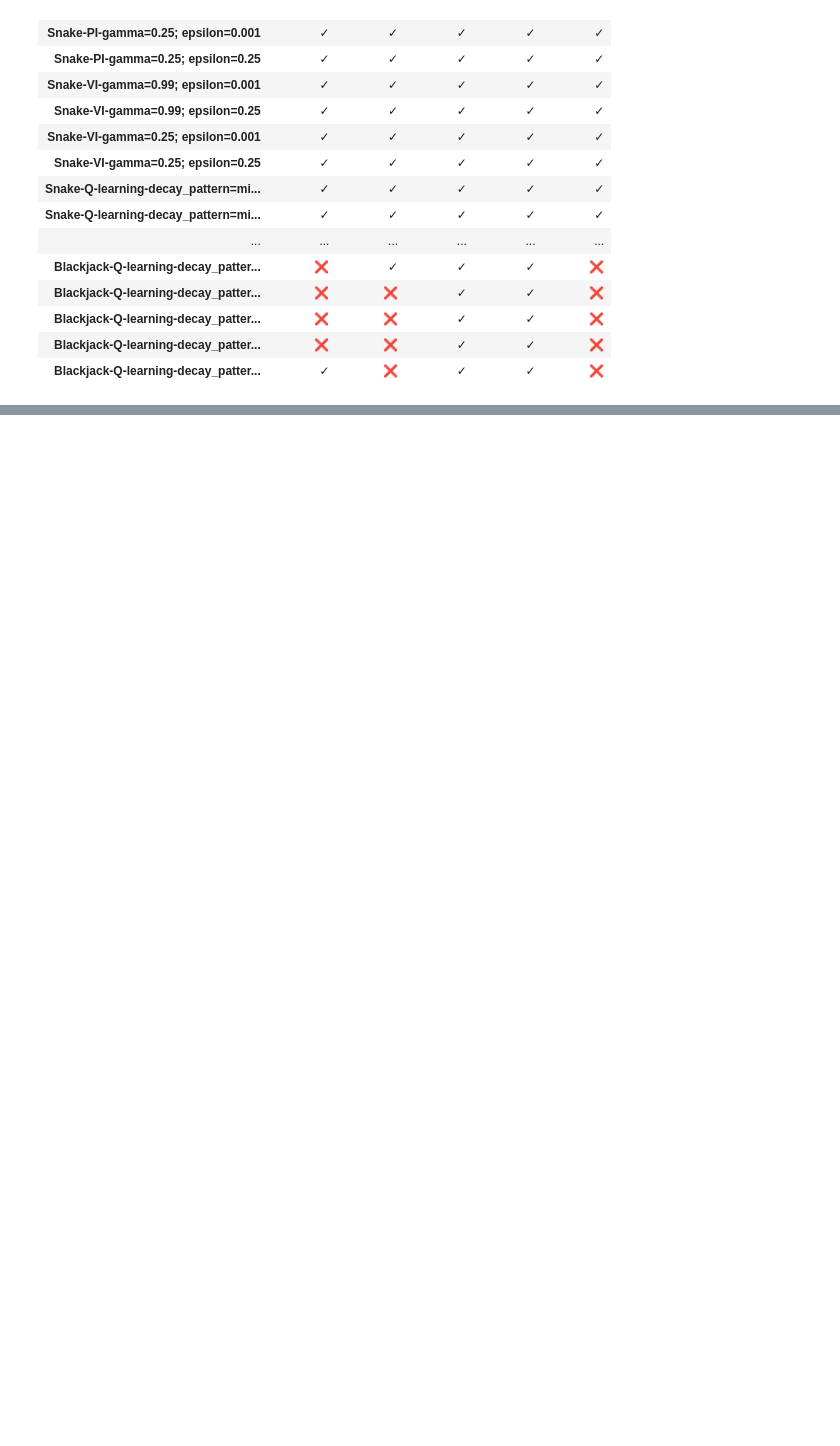
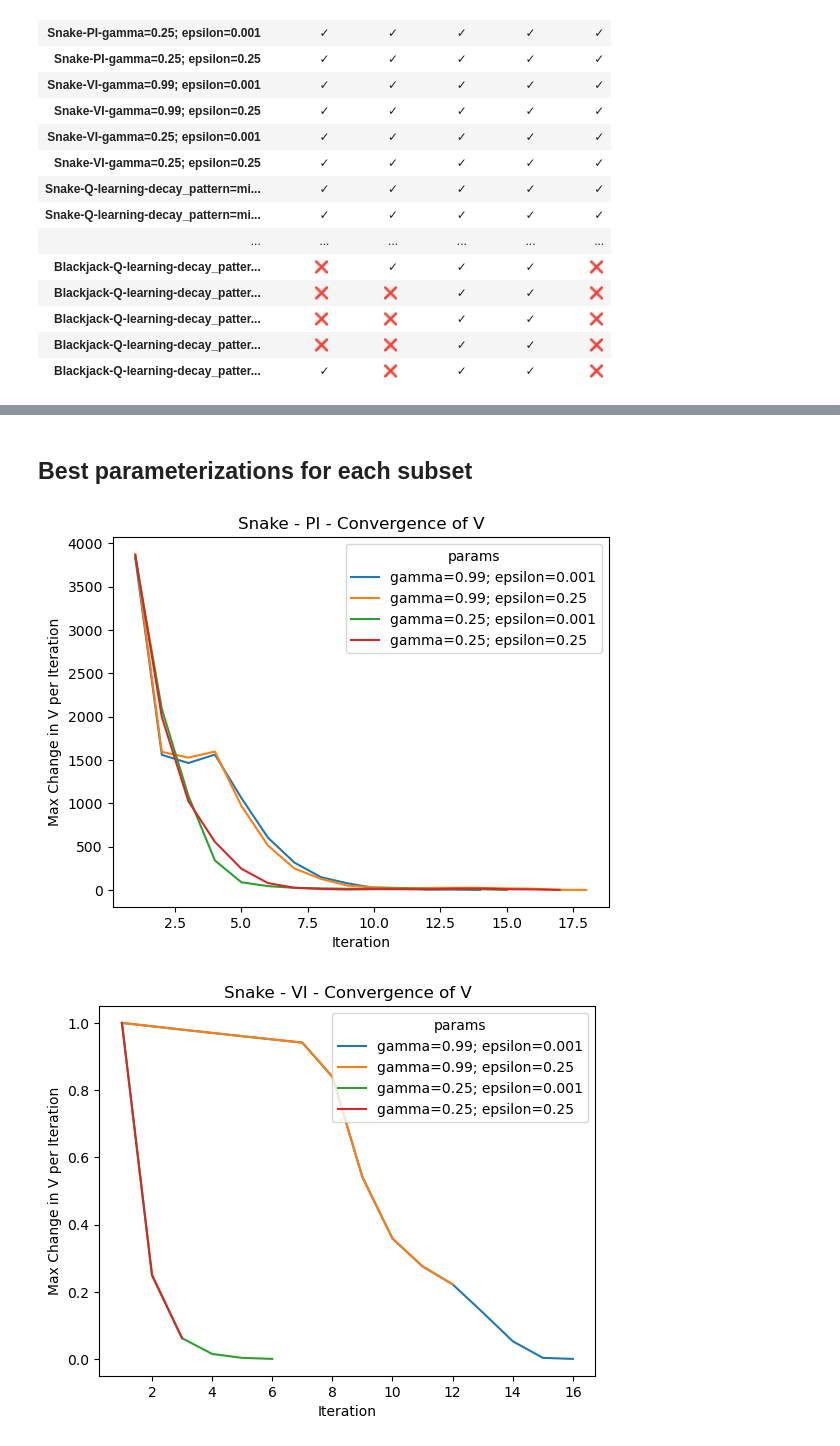
Before and after one commit to ryankarel/cs-7641-mdp, a Jupyter notebook: MDPs 2.ipynb, the cells around one changed output, grey strips where cells are left out. Drawn from its saved outputs; the diff is of its cells as text; code cells hidden in the pictures; blank space fills up the shorter version.

```diff
--- a/MDPs 2.ipynb
+++ b/MDPs 2.ipynb
@@ -241,0 +344,22 @@ accuracy
+# %%
+def select_option(s, options):
+    results = s.copy()
+    for x in options:
+        results = np.where(
+            s.str.contains(x),
+            x,
+            results
+        )
+    return results
+
+stats = (
+    pd.concat(stats_collection)
+    .reset_index(level=0, drop=False)
+    .assign(problem=lambda x: select_option(x['level_0'], ['Snake', 'Blackjack']),
+            algorithm=lambda x: select_option(x['level_0'], ['PI', 'VI', 'Q-learning']),
+            params=lambda x: x['level_0'].str.split('-', n=2).apply(lambda x: x[2]))
+    .set_index('level_0', append=True)
+    .reorder_levels([1, 0])
+)
+
+stats
@@ -241,0 +381,16 @@ accuracy
+# %% [markdown]
+## Best parameterizations for each subset
+# %%
+for game in ['Snake', 'Blackjack']:
+    for algorithm in ['PI', 'VI', 'Q-learning']:
+        stats_subset = stats[(stats['problem'] == game) & (stats['algorithm'] == algorithm)]
+        df = stats_subset.reset_index()
+        plt.clf()
+        y_var = 'Q' if algorithm == 'Q-learning' else 'V'
+        sns.lineplot(x='Iteration', y='Max Changes', data=df, hue='params')
+        plt.title(f'{game} - {algorithm} - Convergence of {y_var}')
+        plt.ylabel(f'Max Change in {y_var} per Iteration')
+        plt.show()
+# %% [output]
+[figure, added]
+[figure, added]
```
Also changed, not shown: parts of 14 cells of this notebook.
